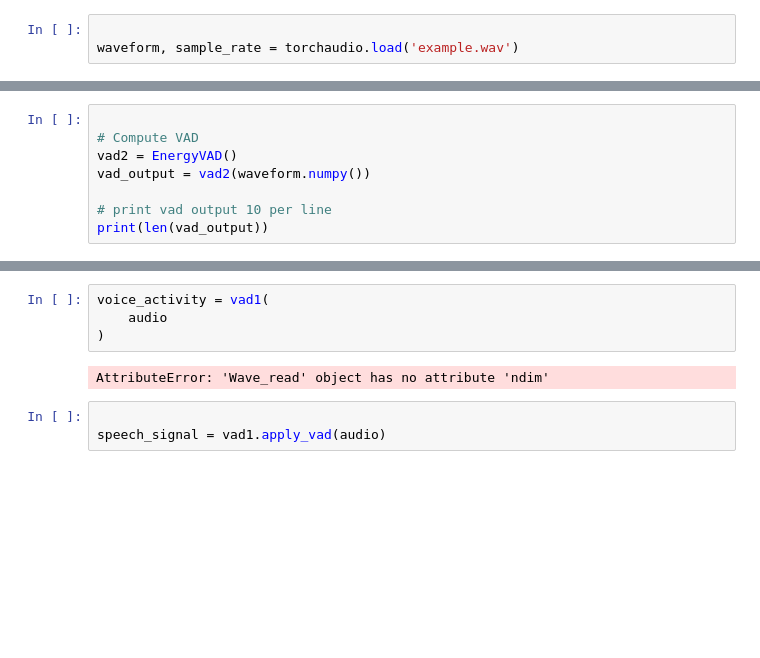
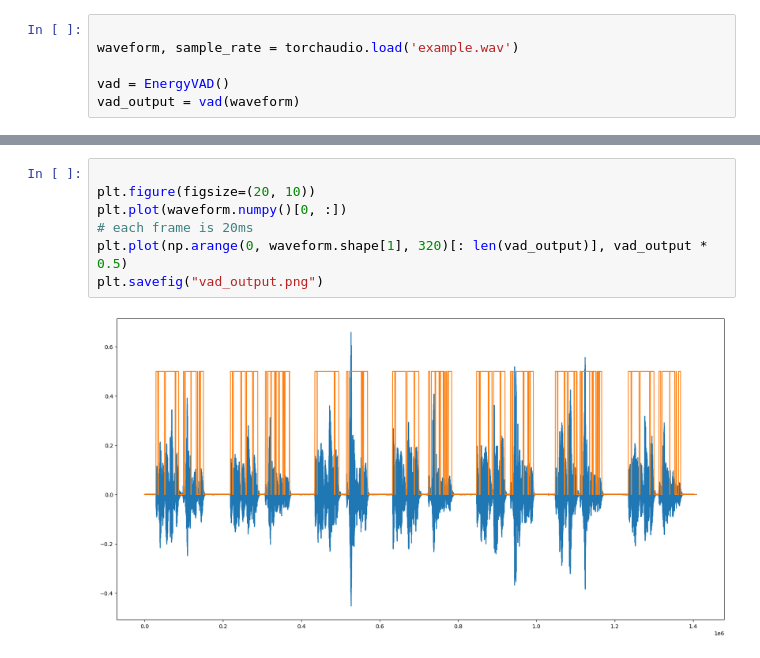
Before and after one commit to shawal-mbalire/Internship-Reports, a Jupyter notebook: marconi/ActivityDetection/intro.ipynb, the cells around one changed output, grey strips where cells are left out. Saved outputs shown, nothing was run; the diff lists cells and outputs as text; blank space fills up the shorter version.

```diff
--- a/marconi/ActivityDetection/intro.ipynb
+++ b/marconi/ActivityDetection/intro.ipynb
@@ -21,3 +7,6 @@ _wave_params(nchannels=2, sampwidth=3, framerate=44100, nframes=1408998, comptyp
 # %%
 
 waveform, sample_rate = torchaudio.load('example.wav')
+
+vad = EnergyVAD()
+vad_output = vad(waveform)
@@ -31,8 +14,0 @@ array([[ 0.0000000e+00, -1.1920929e-07, -1.1920929e-07, ...,
-# %%
-
-# Compute VAD
-vad2 = EnergyVAD()
-vad_output = vad2(waveform.numpy())
-
-# print vad output 10 per line
-print(len(vad_output))
@@ -42,9 +15,9 @@ Warning: stereo audio detected, using only the first channel
-# %%
-voice_activity = vad1(
-    audio
-)
-# %% [output]
-AttributeError: 'Wave_read' object has no attribute 'ndim'
-# %%
-
-speech_signal = vad1.apply_vad(audio)
+# %%
+
+plt.figure(figsize=(20, 10))
+plt.plot(waveform.numpy()[0, :])
+# each frame is 20ms
+plt.plot(np.arange(0, waveform.shape[1], 320)[: len(vad_output)], vad_output * 0.5)
+plt.savefig("vad_output.png")
+# %% [output]
+[figure, added]
```
Also changed, not shown: parts of 8 cells of this notebook, 4 other files.
